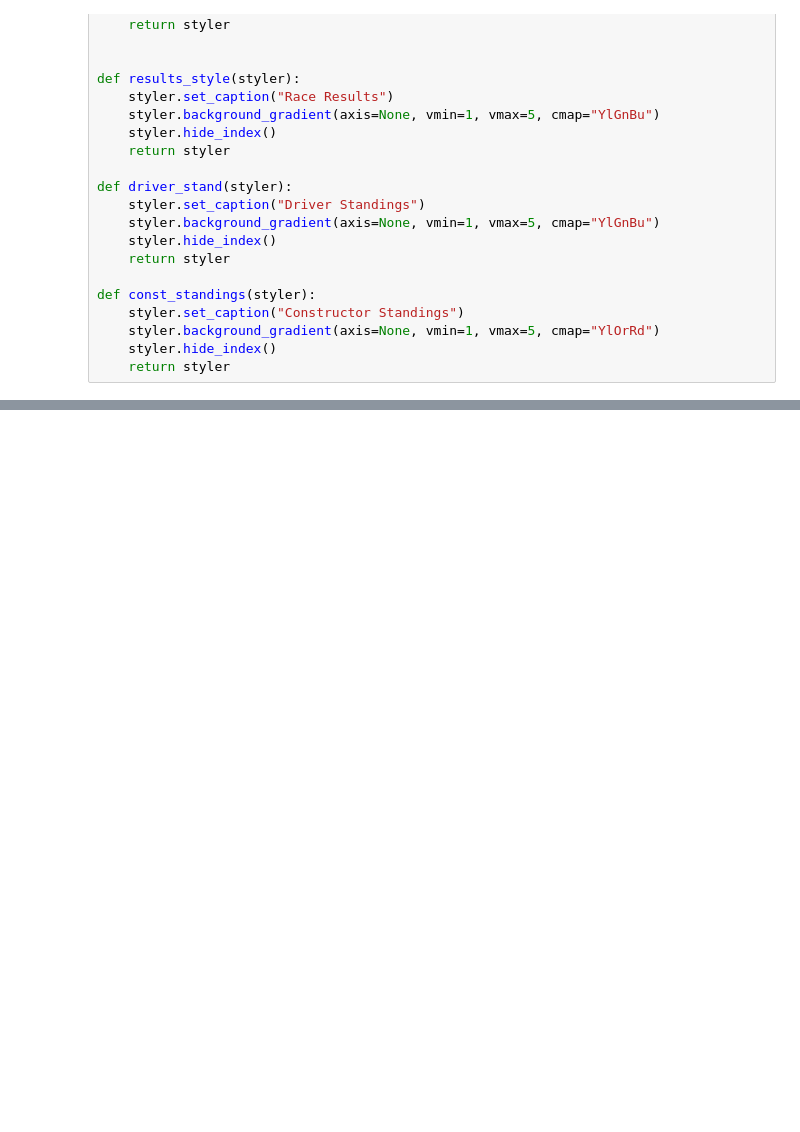
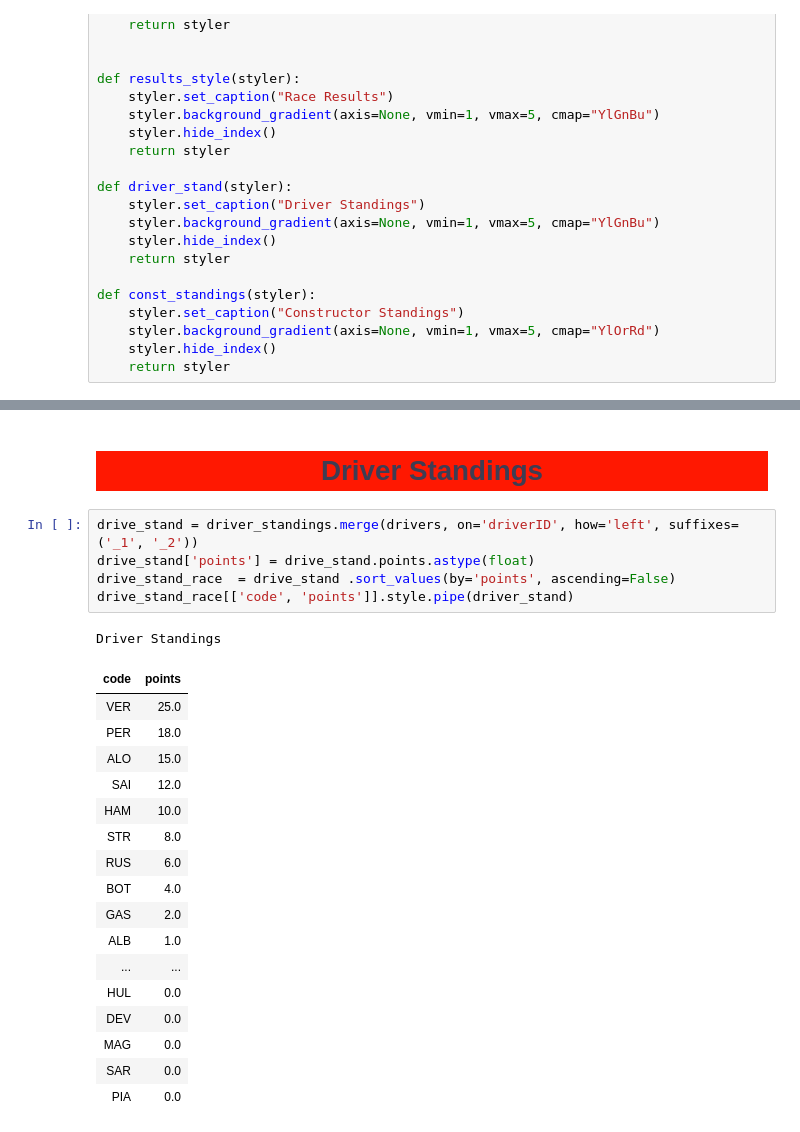
Before and after one commit to jon-bown/data_ML_projects, a Jupyter notebook: formula-1-race-summary.ipynb, the cells around one changed output, grey strips where cells are left out. Cells and saved outputs as stored; diff of their text form; blank space fills up the shorter version.

```diff
--- a/formula-1-race-summary.ipynb
+++ b/formula-1-race-summary.ipynb
@@ -431,0 +658,30 @@ Constructor Standings
+# %% [markdown]
+<a id="6"></a>
+<h1 style='background:#FF1801;border:0; color:black;
+    box-shadow: 10px 10px 5px 0px rgba(0,0,0,0.75);
+    transform: rotateX(10deg);
+    '><center style='color: #3E3D53;'>Driver Standings</center></h1>
+# %%
+drive_stand = driver_standings.merge(drivers, on='driverID', how='left', suffixes=('_1', '_2'))
+drive_stand['points'] = drive_stand.points.astype(float)
+drive_stand_race  = drive_stand .sort_values(by='points', ascending=False)
+drive_stand_race[['code', 'points']].style.pipe(driver_stand)
+# %% [output]
+Driver Standings
+| code | points |
+| VER | 25.0 |
+| PER | 18.0 |
+| ALO | 15.0 |
+| SAI | 12.0 |
+| HAM | 10.0 |
+| STR | 8.0 |
+| RUS | 6.0 |
+| BOT | 4.0 |
+| GAS | 2.0 |
+| ALB | 1.0 |
+| ... | ... |
+| HUL | 0.0 |
+| DEV | 0.0 |
+| MAG | 0.0 |
+| SAR | 0.0 |
+| PIA | 0.0 |
```
Also changed, not shown: parts of 58 cells of this notebook.
